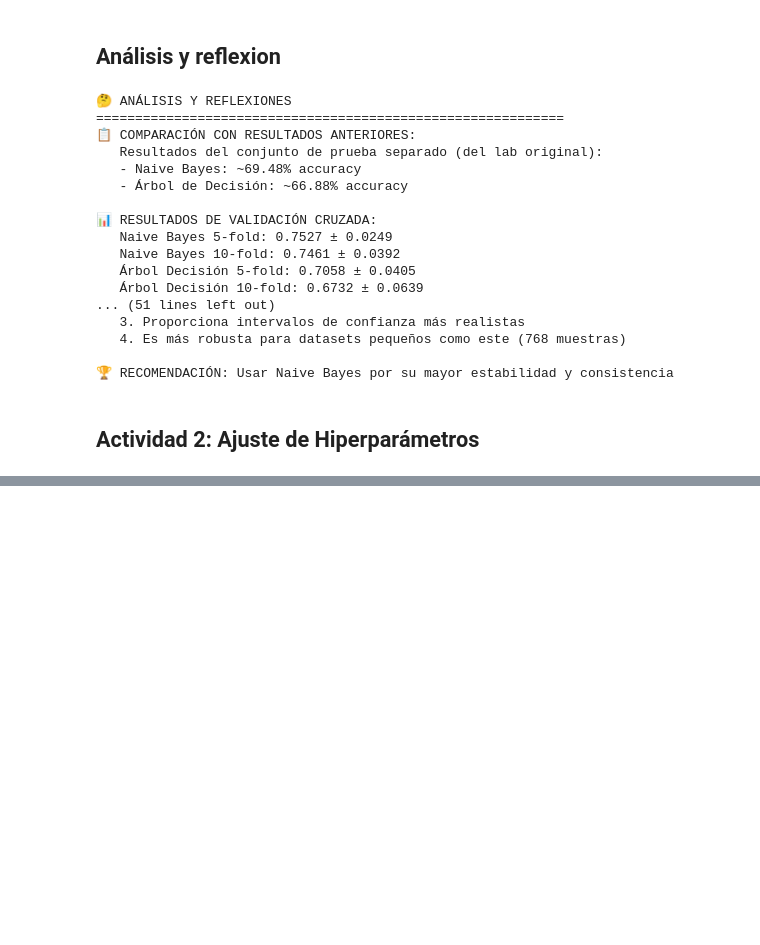
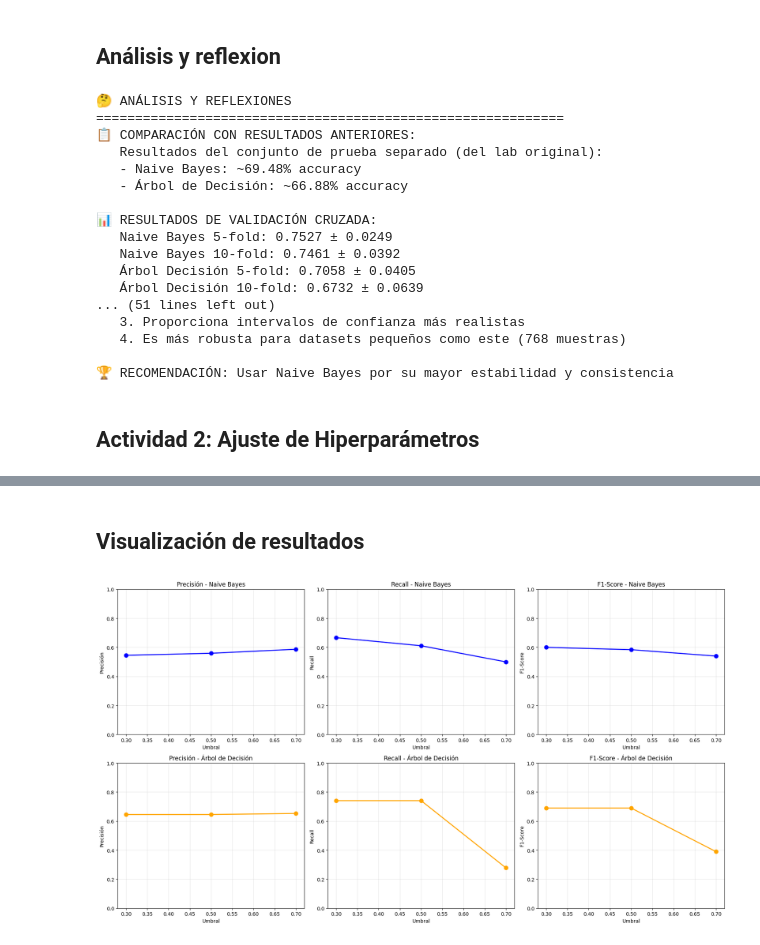
Before and after one commit to Anthony-ux-s/LAB05, a Jupyter notebook: Lab05_LR.ipynb, the cells around one changed output, grey strips where cells are left out. Cells and saved outputs as stored; diff of their text form; code cells hidden in the pictures; blank space fills up the shorter version.

```diff
--- a/Lab05_LR.ipynb
+++ b/Lab05_LR.ipynb
@@ -878,0 +1249,12 @@ else:
+# %%
+# Definir los umbrales a evaluar
+umbrales = [0.3, 0.5, 0.7]
+
+print("🔍 ANÁLISIS DE UMBRALES DE CLASIFICACIÓN")
+print("=" * 70)
+
+# Evaluar Naive Bayes
+resultados_nb = evaluar_todos_umbrales(y_test, prob_nb, umbrales, "Naive Bayes")
+
+# Evaluar Árbol de Decisión
+resultados_tree = evaluar_todos_umbrales(y_test, prob_tree, umbrales, "Árbol de Decisión")
@@ -878,0 +1326,67 @@ else:
+# %% [markdown]
+## Visualización de resultados
+# %%
+# Crear gráficos para visualizar las métricas
+fig, axes = plt.subplots(2, 3, figsize=(18, 10))
+
+# Definir colores para cada modelo
+colores = {'Naive Bayes': 'blue', 'Árbol de Decisión': 'orange'}
+
+# Gráficos para Naive Bayes
+umbrales_nb = [r['umbral'] for r in resultados_nb]
+precision_nb = [r['precision'] for r in resultados_nb]
+recall_nb = [r['recall'] for r in resultados_nb]
+f1_nb = [r['f1_score'] for r in resultados_nb]
+
+axes[0,0].plot(umbrales_nb, precision_nb, 'o-', color='blue', linewidth=2, markersize=8)
+axes[0,0].set_title('Precisión - Naive Bayes')
+axes[0,0].set_xlabel('Umbral')
+axes[0,0].set_ylabel('Precisión')
+axes[0,0].grid(True, alpha=0.3)
+axes[0,0].set_ylim(0, 1)
+
+axes[0,1].plot(umbrales_nb, recall_nb, 'o-', color='blue', linewidth=2, markersize=8)
+axes[0,1].set_title('Recall - Naive Bayes')
+axes[0,1].set_xlabel('Umbral')
+axes[0,1].set_ylabel('Recall')
+axes[0,1].grid(True, alpha=0.3)
+axes[0,1].set_ylim(0, 1)
+
+axes[0,2].plot(umbrales_nb, f1_nb, 'o-', color='blue', linewidth=2, markersize=8)
+axes[0,2].set_title('F1-Score - Naive Bayes')
+axes[0,2].set_xlabel('Umbral')
+axes[0,2].set_ylabel('F1-Score')
+axes[0,2].grid(True, alpha=0.3)
+axes[0,2].set_ylim(0, 1)
+
+# Gráficos para Árbol de Decisión
+umbrales_tree = [r['umbral'] for r in resultados_tree]
+precision_tree = [r['precision'] for r in resultados_tree]
+recall_tree = [r['recall'] for r in resultados_tree]
+f1_tree = [r['f1_score'] for r in resultados_tree]
+
+axes[1,0].plot(umbrales_tree, precision_tree, 'o-', color='orange', linewidth=2, markersize=8)
+axes[1,0].set_title('Precisión - Árbol de Decisión')
+axes[1,0].set_xlabel('Umbral')
+axes[1,0].set_ylabel('Precisión')
+axes[1,0].grid(True, alpha=0.3)
+axes[1,0].set_ylim(0, 1)
+
+axes[1,1].plot(umbrales_tree, recall_tree, 'o-', color='orange', linewidth=2, markersize=8)
+axes[1,1].set_title('Recall - Árbol de Decisión')
+axes[1,1].set_xlabel('Umbral')
+axes[1,1].set_ylabel('Recall')
+axes[1,1].grid(True, alpha=0.3)
+axes[1,1].set_ylim(0, 1)
+
+axes[1,2].plot(umbrales_tree, f1_tree, 'o-', color='orange', linewidth=2, markersize=8)
+axes[1,2].set_title('F1-Score - Árbol de Decisión')
+axes[1,2].set_xlabel('Umbral')
+axes[1,2].set_ylabel('F1-Score')
+axes[1,2].grid(True, alpha=0.3)
+axes[1,2].set_ylim(0, 1)
+
+plt.tight_layout()
+plt.show()
+# %% [output]
+[figure, added]
```
Also changed, not shown: parts of 28 cells of this notebook.
